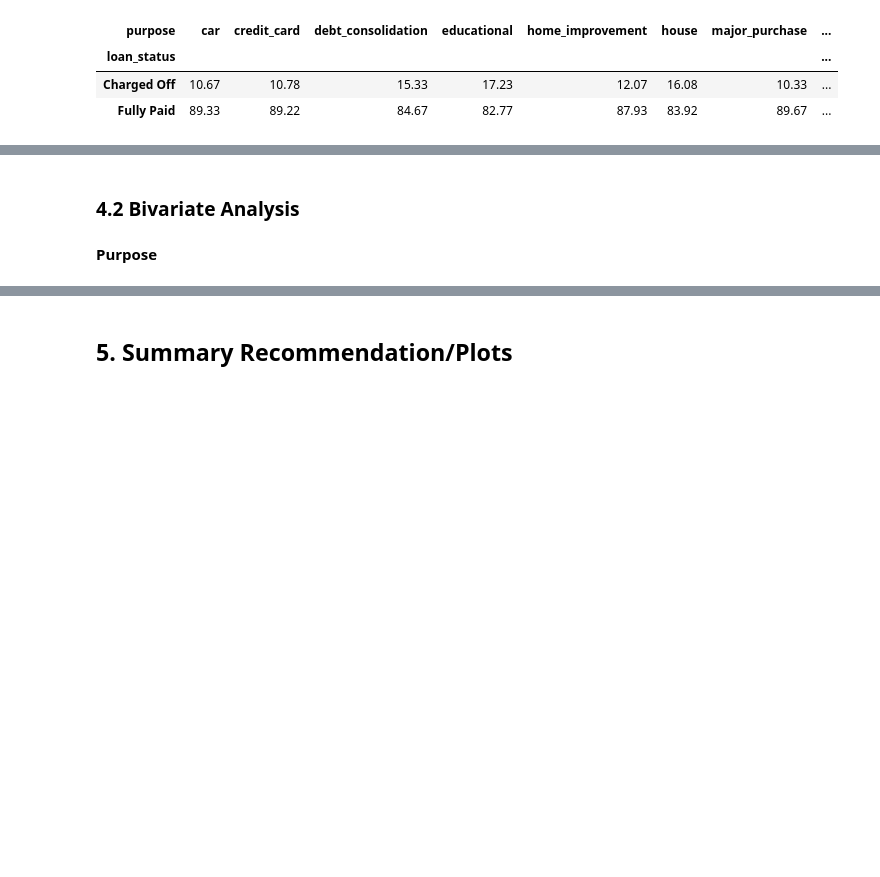
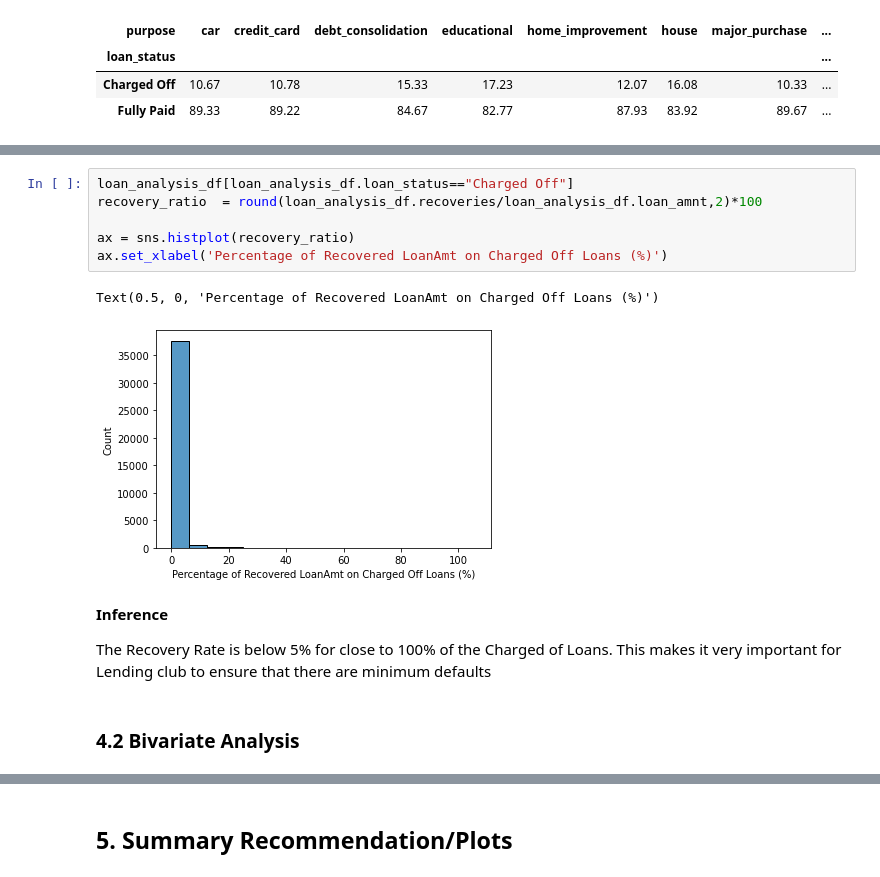
Before and after one commit to rramchan12/Lending-Club-EDA-CaseStudy, a Jupyter notebook: Lending_Club_EDA_Analysis.ipynb, the cells around one changed output, grey strips where cells are left out. Saved outputs shown, nothing was run; the diff lists cells and outputs as text; blank space fills up the shorter version.

```diff
--- a/Lending_Club_EDA_Analysis.ipynb
+++ b/Lending_Club_EDA_Analysis.ipynb
@@ -433,4 +540,17 @@ IndentationError: unexpected indent (<ipython-input-90-a873adc17cc3>, line 2)
+# %%
+loan_analysis_df[loan_analysis_df.loan_status=="Charged Off"]
+recovery_ratio  = round(loan_analysis_df.recoveries/loan_analysis_df.loan_amnt,2)*100
+
+ax = sns.histplot(recovery_ratio)
+ax.set_xlabel('Percentage of Recovered LoanAmt on Charged Off Loans (%)')
+# %% [output]
+Text(0.5, 0, 'Percentage of Recovered LoanAmt on Charged Off Loans (%)')
+[figure, added]
+# %% [markdown]
+**Inference**
+
+
+The Recovery Rate is below 5% for close to 100% of the Charged of Loans.
+This makes it very important for Lending club to ensure that there are minimum defaults
 # %% [markdown]
 ### 4.2 Bivariate Analysis ###
-# %% [markdown]
-**Purpose**
```
Also changed, not shown: parts of 26 cells of this notebook.
